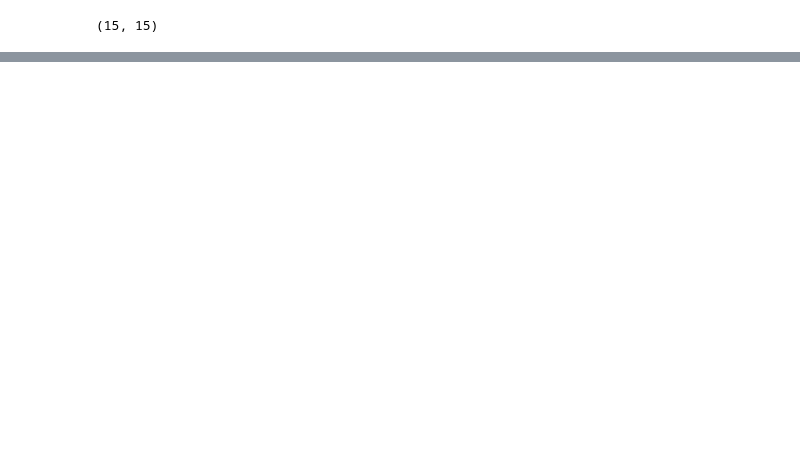
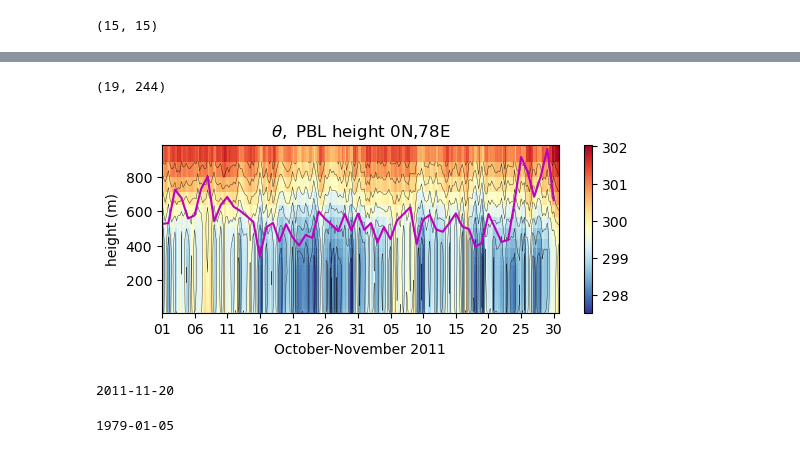
Before and after one commit to deszoeke/cmip6, a Jupyter notebook: era5/era5_mjo_vert.ipynb, the cells around one changed output, grey strips where cells are left out. Cells and saved outputs as stored; diff of their text form; code cells hidden in the pictures; blank space fills up the shorter version.

```diff
--- a/era5/era5_mjo_vert.ipynb
+++ b/era5/era5_mjo_vert.ipynb
@@ -143,0 +182,42 @@ blh[:time][1], blh[:time][end]
+# %%
+# select equatorial DYNAMO-ish box
+eqbox(era) = findall(x-> -2<=x<=2, era[:latitude])
+lonbox(era) = findall(x-> 76<=x<=80, era[:longitude])
+
+size( mean(erath[lonbox(era),eqbox(era),:,:], dims=(1,2))[1,1,:,:] )
+# %% [output]
+(19, 244)
+# %%
+# plot time-height
+
+clf()
+ax1 = subplot(2,1,1)
+th_th = mean(erath[lonbox(era),eqbox(era),:,:], dims=(1,2))[1,1,:,:]
+pcm = ax1.pcolormesh(era[:time][:], galt[1:end], (th_th[1:end,1:end-1]),
+    shading="flat", cmap=ColorMap("RdYlBu_r"))
+colorbar(pcm)
+ax1.contour(era[:time][:], galt[2:end], timeheight[1:end,1:end],
+    colors="k",
+    linewidths=0.25, levels= 296.8:0.5:303.2)
+th_blh = mean( blh[:blh][lonbox(blh),eqbox(blh),:], dims=(1,2) )[1,1,:]
+plot(blh[:time][:], th_blh, color="m")
+xlabel("degrees longitude")
+ylabel("height (m)")
+# mpl date formatters
+majorformatter = matplotlib[:dates][:DateFormatter]("%d")
+majorlocator = matplotlib[:dates][:DayLocator](interval=5)
+ax1[:xaxis][:set_major_formatter](majorformatter)
+ax1[:xaxis][:set_major_locator](majorlocator)
+title(L"\theta,"*" PBL height 0N,78E")
+xlabel("October-November 2011")
+savefig("th_pblh_timeheight_OctNov2011.png")
+gcf()
+# %% [output]
+[figure, added]
+# %%
+
+dt = Date(2011,11,20)
+ti = findlast(omidt .<= dt)
+omidt[ti]
+# %% [output]
+2011-11-20
@@ -143,0 +235,4 @@ blh[:time][1], blh[:time][end]
+# %%
+omidt[5]
+# %% [output]
+1979-01-05
```
Also changed, not shown: parts of 13 cells of this notebook, 4 other files.
